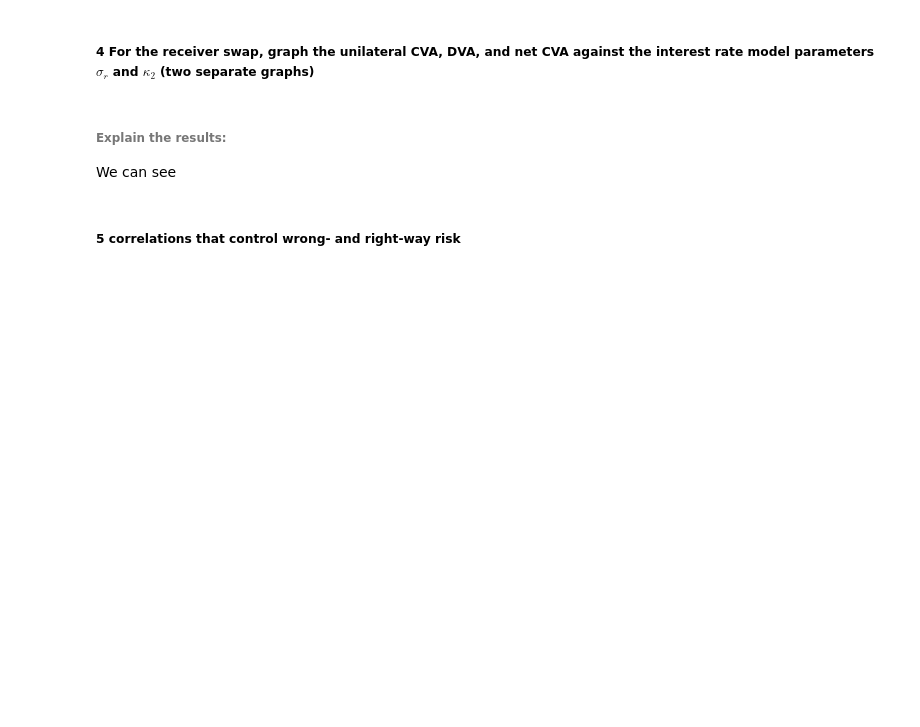
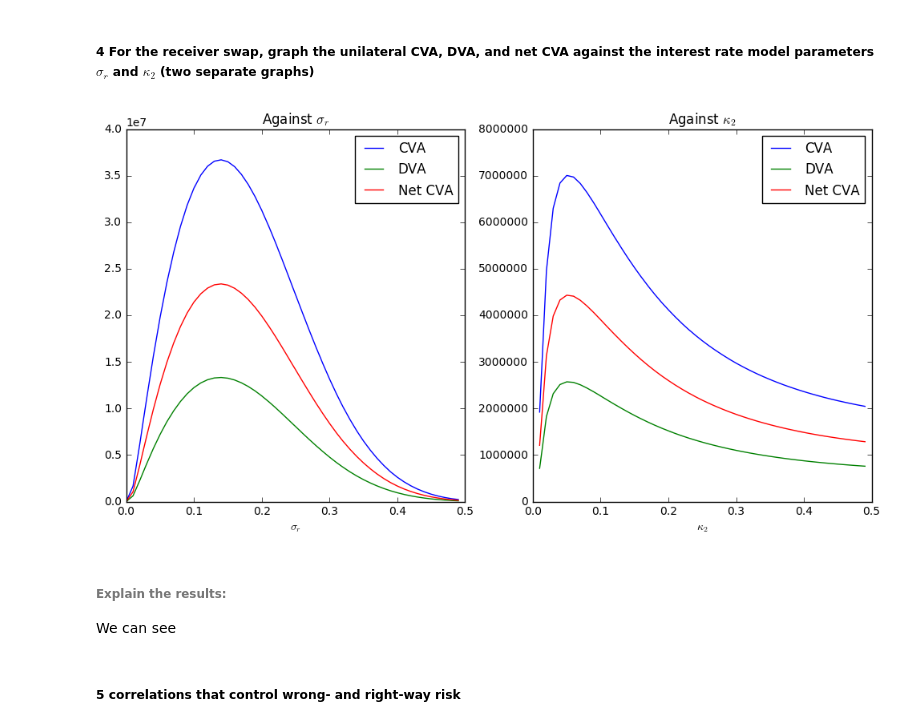
Before and after one commit to lejingxu/CVA_IMM_RegulationProject, a Jupyter notebook: Regulation_Project_Group_4-Copy1.ipynb, the cells around one changed output. Cells and saved outputs as stored; diff of their text form; code cells hidden in the pictures; blank space fills up the shorter version.

```diff
--- a/Regulation_Project_Group_4-Copy1.ipynb
+++ b/Regulation_Project_Group_4-Copy1.ipynb
@@ -166,7 +176,7 @@ print "Net Unilateral CVA as a receiver for B is",net_uni_CVA_receiver
 # %%
 ### sigma_r
 sigma_rs = np.arange(0,0.5,0.01)
-num_sim = 20
+num_sim = 1000
 uniCVA_4s = []
 uniDVA_4s = []
 netCVA_4s = []
@@ -189,7 +199,7 @@ for i in range(len(sigma_rs)):
         P_OISs_4.append(P_OIS)
         #P_LIBORs_4.append(P_LIBOR)
 
-    PVEE_4,EE_4 = calculatePVEE(lbdaCs,P_OISs_4,X_Cs,prices_receiver_4,switch_collateral,switch_downProv,collateral,D)
+    PVEE_4,EE_4 = calculatePVEE(lbdaBs,lbdaCs,P_OISs_4,X_Cs,prices_receiver_4,switch_collateral,switch_downProv,collateral,D)
     uniCVA = calculateUniCVA(EE_4,P_OISs_4,X_Cs,lbdaCs,rr)
     uniDVA = calculateUniDVA(EE_4,P_OISs_4,X_Bs,lbdaBs,rr)
     netCVA = calculateNetUniCVA(uniCVA,uniDVA)
@@ -215,34 +225,37 @@ for i in range(len(kappa2s)):
         for t in range(maturity*sim_freq):
             p =priceSwap(swap, 'receiver', P_OIS, P_LIBOR, t, ts, Tis,sim_freq)
             price_one_path.append(p)
 
         prices_receiver_4k.append(price_one_path)
         P_OISs_4k.append(P_OIS)
         #P_LIBORs_4k.append(P_LIBOR)
 
-    PVEE_4k,EE_4k = calculatePVEE(lbdaCs,P_OISs_4k,X_Cs,prices_receiver_4k,switch_collateral,switch_downProv,collateral,D)
+    PVEE_4k,EE_4k = calculatePVEE(lbdaBs,lbdaCs,P_OISs_4k,X_Cs,prices_receiver_4k,switch_collateral,switch_downProv,collateral,D)
     uniCVA = calculateUniCVA(EE_4k,P_OISs_4k,X_Cs,lbdaCs,rr)
     uniDVA = calculateUniDVA(EE_4k,P_OISs_4k,X_Bs,lbdaBs,rr)
     netCVA = calculateNetUniCVA(uniCVA,uniDVA)
     uniCVA_4k.append(uniCVA)
     uniDVA_4k.append(uniDVA)
     netCVA_4k.append(netCVA)
 
 
 ### plot
 plt.figure(figsize=[12,6])
 plt.subplot(1,2,1)
 plt.plot(sigma_rs,uniCVA_4s,sigma_rs,uniDVA_4s,sigma_rs,netCVA_4s)
 plt.title('Against $\sigma_r$')
 plt.xlabel('$\sigma_r$')
 plt.legend(['CVA','DVA','Net CVA'])
 
 plt.subplot(1,2,2)
 plt.plot(kappa2s,uniCVA_4k,kappa2s,uniDVA_4k,kappa2s,netCVA_4k)
 plt.title('Against $\kappa_2$')
 plt.xlabel('$\kappa_2$')
 plt.legend(['CVA','DVA','Net CVA'])
+plt.savefig('3_4.png')
 plt.show()
+# %% [output]
+[figure, added]
 # %% [markdown]
 ###### Explain the results:
 We can see
```
Also changed, not shown: parts of 23 cells of this notebook, 3 other files.
